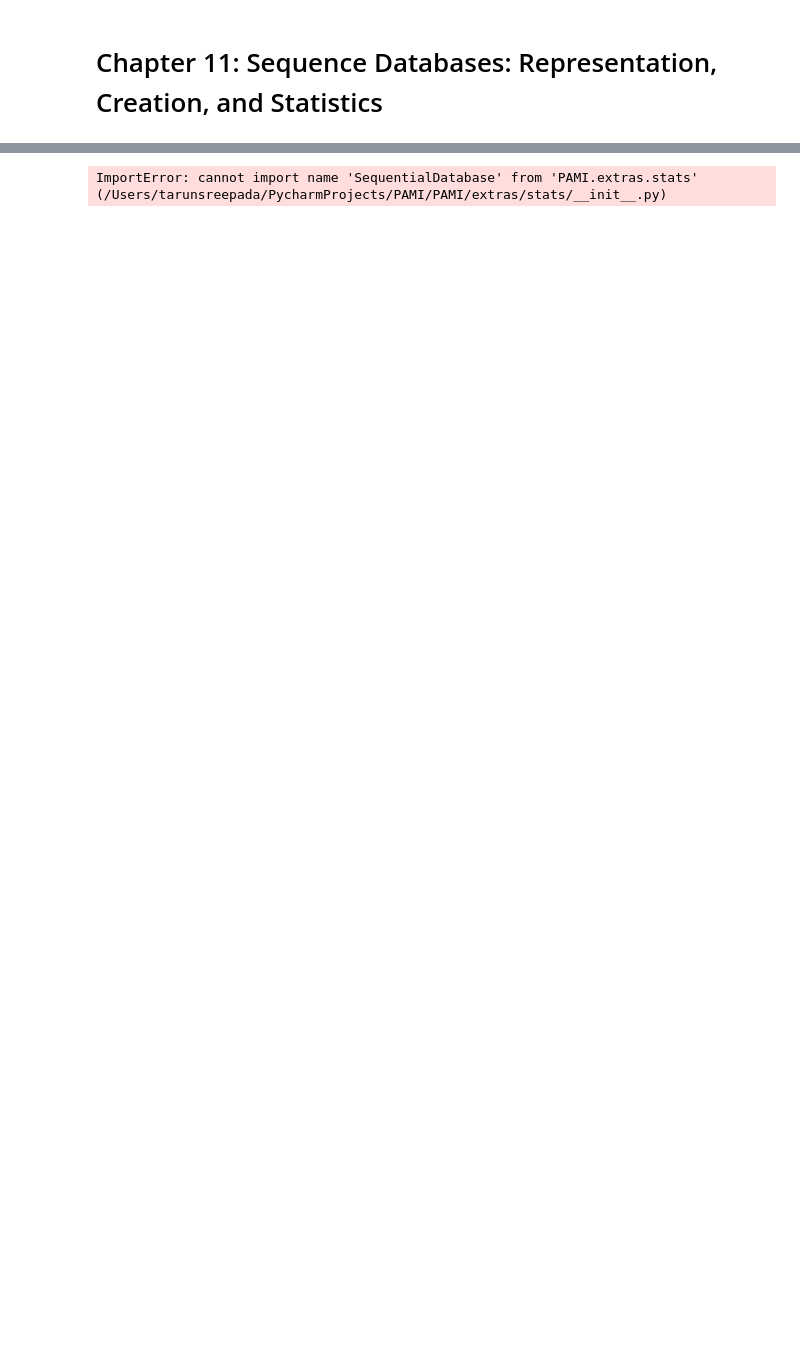
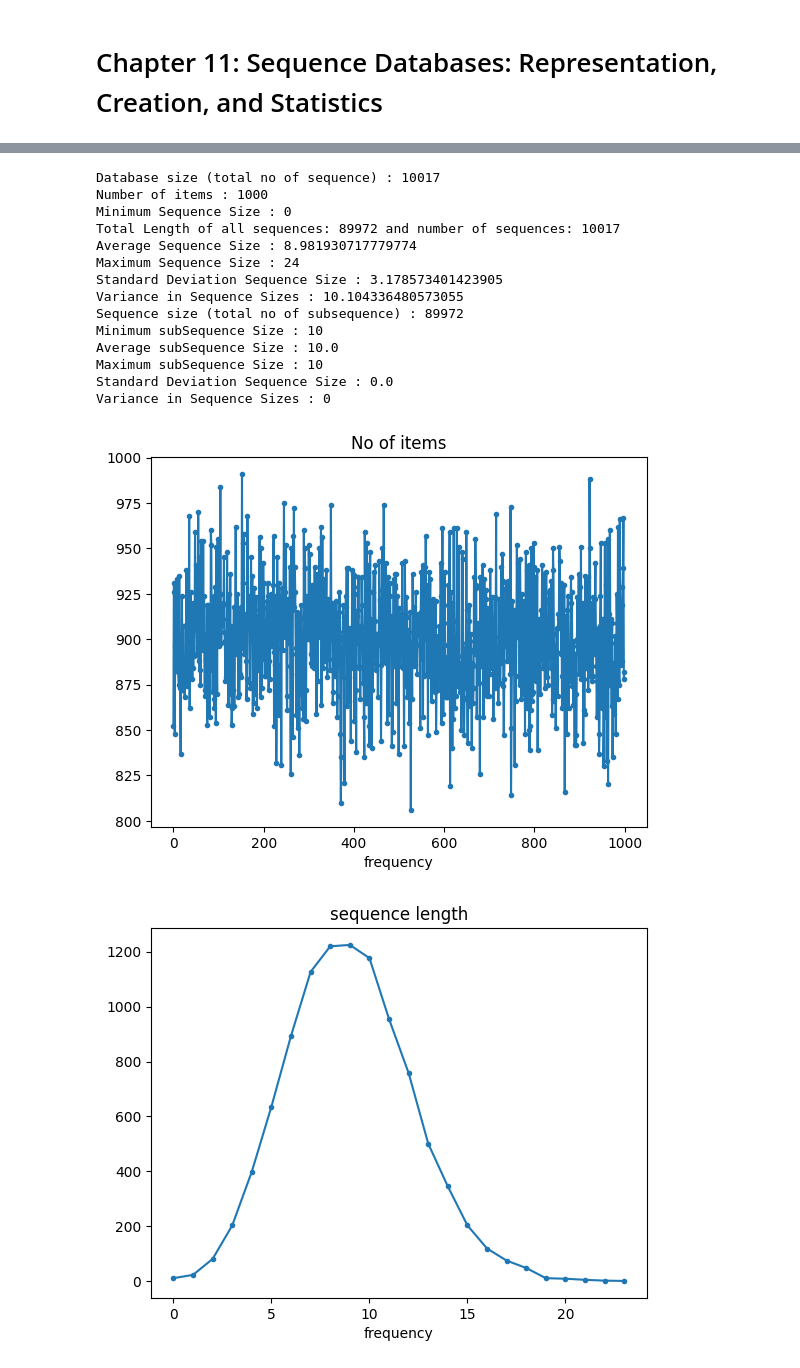
Before and after one commit to UdayLab/Hands-on-Pattern-Mining, a Jupyter notebook: chapter11.ipynb, the cells around one changed output, grey strips where cells are left out. Drawn from its saved outputs; the diff is of its cells as text; code cells hidden in the pictures; blank space fills up the shorter version.

```diff
--- a/chapter11.ipynb
+++ b/chapter11.ipynb
@@ -57,17 +53,24 @@ AttributeError: 'DF2DB' object has no attribute 'convert2SequentialDatabase'
 # %%
-# 1 from PAMI.extras.stats import SequentialDatabase as stat
-# 2
-# 3 obj = stat.SequentialDatabase("sequentialDatabase.csv")
-# 4 obj.run()
-# 5 obj.printStats()
-# 6
-# 7 obj.plotGraphs()
+from PAMI.extras.stats import sequentialDatabase as stat
 
-from PAMI.extras.stats import SequentialDatabase as stat
-
-obj = stat.SequentialDatabase("sequentialDatabase.csv")
+obj = stat.sequentialDatabase("sequentialDatabase.csv")
 obj.run()
 obj.printStats()
 obj.plotGraphs()
 # %% [output]
-ImportError: cannot import name 'SequentialDatabase' from 'PAMI.extras.stats' (/Users/tarunsreepada/PycharmProjects/PAMI/PAMI/extras/stats/__init__.py)
+Database size (total no of sequence) : 10017
+Number of items : 1000
+Minimum Sequence Size : 0
+Total Length of all sequences: 89972 and number of sequences: 10017
+Average Sequence Size : 8.981930717779774
+Maximum Sequence Size : 24
+Standard Deviation Sequence Size : 3.178573401423905
+Variance in Sequence Sizes : 10.104336480573055
+Sequence size (total no of subsequence) : 89972
+Minimum subSequence Size : 10
+Average subSequence Size : 10.0
+Maximum subSequence Size : 10
+Standard Deviation Sequence Size : 0.0
+Variance in Sequence Sizes : 0
+[figure, added]
+[figure, added]
```
Also changed, not shown: parts of 5 cells of this notebook, 14 other files.
